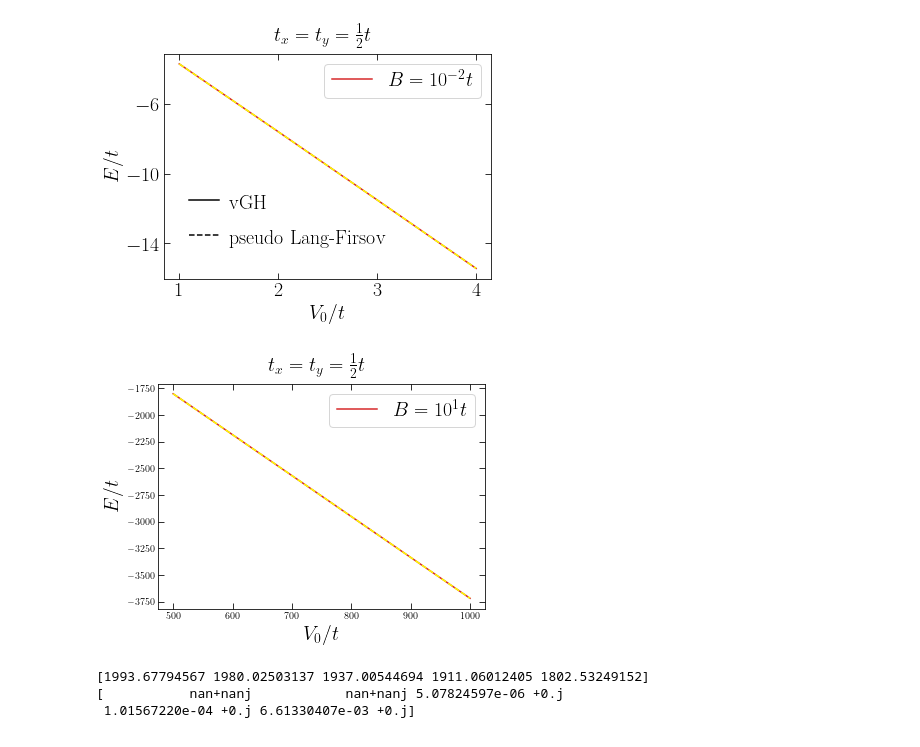
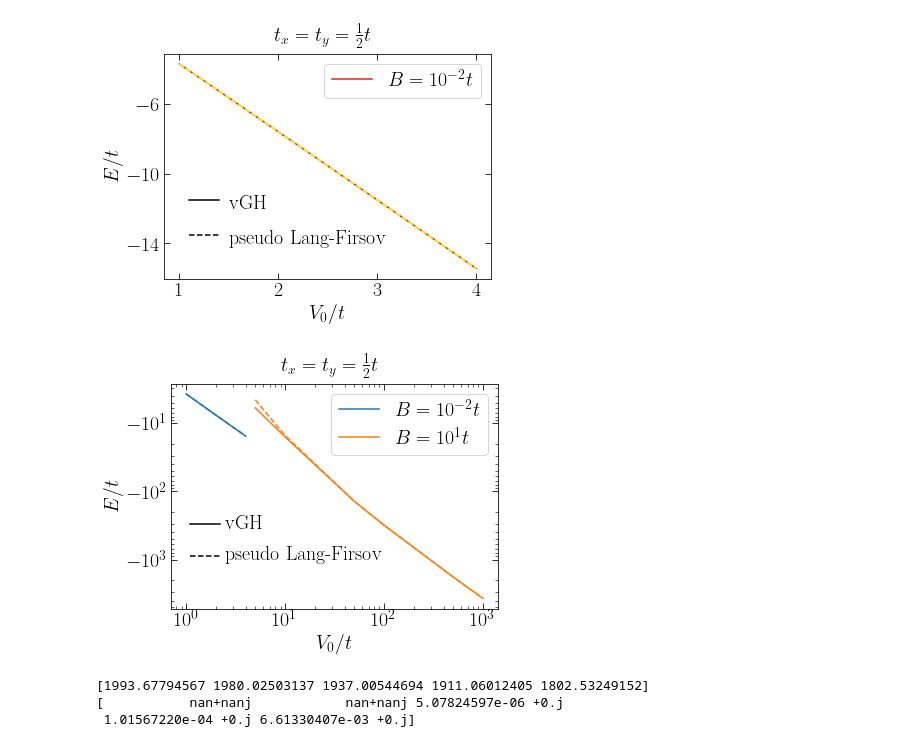
Before and after one commit to Progklui/rotor_lattice_models, a Jupyter notebook: perturbation_theory.ipynb, the cells around one changed output. Cells and saved outputs as stored; diff of their text form; code cells hidden in the pictures.

```diff
--- a/perturbation_theory.ipynb
+++ b/perturbation_theory.ipynb
@@ -1326,7 +1326,7 @@ t = 200
 
 V_0_mathieu1 = np.array([200,400,600,800])
 E_mathieu_B_2 = mathieu_energies(V_0=V_0_mathieu1, B=2, t=t)
-V_0_mathieu2 = np.array([1e5,2e5])
+V_0_mathieu2 = np.array([1000,2000,10000,20000,100000,200000])  #np.array([1e5,2e5])
 E_mathieu_B_200 = mathieu_energies(V_0=V_0_mathieu2, B=2000, t=t)
 # %% [output]
 [100. 200. 300. 400.]
@@ -1347,7 +1352,7 @@ check_sym = '_B_2.0_Mx_8_My_8_qx_0_qy_0'
 folder = 'results/perturbation_theory/tx_100_ty_100/sp/'
 E_vGH_mathieu_B_2 = get_E_arr(V_0_mathieu_vGH1, folder, check_sys, check_sym)
 
-V_0_mathieu_vGH2 = np.array([1e5,2e5])
+V_0_mathieu_vGH2 = np.array([1000,2000,10000,20000,100000,200000])
 
 check_sys = 'tx_100_ty_100'
 check_sym = '_B_2000.0_Mx_16_My_16_qx_0_qy_0'
@@ -1423,45 +1433,48 @@ plt.rc('figure', figsize=[46.82 * .5**(.5 * A), 33.11 * .5**(.5 * A)])
 plt.rc('text', usetex=True)
 plt.rc('font', family='serif')
 font_size = 20
 
 fig, axs = plt.subplots()
 
 plt.suptitle(r'$t_x=t_y=\frac{1}{2}t$', fontsize=font_size)
 
-axs.plot(V_0_mathieu_vGH2/t, E_to_plot_mathieu(E_vGH_mathieu_B_200,t), color='tab:red', linestyle='solid', label=r'$B = 10^{1} t$')
-axs.plot(V_0_mathieu2/t, E_to_plot_mathieu(E_mathieu_B_200,t), color='yellow', linestyle='dashed')
+axs.plot(V_0_mathieu_vGH1/t, -E_to_plot_mathieu(E_vGH_mathieu_B_2,t), color='tab:blue', linestyle='solid', label=r'$B = 10^{-2} t$')
+axs.plot(V_0_mathieu1/t, -E_to_plot_mathieu(E_mathieu_B_2,t), color='tab:blue', linestyle='dashed')
+
+axs.plot(V_0_mathieu_vGH2/t, -E_to_plot_mathieu(E_vGH_mathieu_B_200,t), color='tab:orange', linestyle='solid', label=r'$B = 10^{1} t$')
+axs.plot(V_0_mathieu2/t, -E_to_plot_mathieu(E_mathieu_B_200,t), color='tab:orange', linestyle='dashed')
 
 plt.xlabel(r'$V_0/t$', fontsize=font_size)
 plt.ylabel(r'$E/t$', fontsize=font_size)
 
 #plt.xticks([1.0,2.0,3.0,4.0], fontsize=font_size)
 #plt.yticks([-2,-6,-10,-14], fontsize=font_size)
 
-#axs.set_xscale('log', base=10)
-#axs.set_yscale('log', base=10)
+axs.set_xscale('log', base=10)
+axs.set_yscale('log', base=10)
 
-#axs.invert_yaxis()
-#axs.set_xticks([1e0,1e1,1e2],[r'$10^{0}$',r'$10^{1}$',r'$10^{2}$'], fontsize=font_size)
-#axs.set_yticks([1e0,1e1,1e2],[r'$-10^{0}$',r'$-10^{-1}$',r'$-10^{-2}$'], fontsize=font_size)
+axs.invert_yaxis()
+axs.set_xticks([1e0,1e1,1e2,1e3],[r'$10^{0}$',r'$10^{1}$',r'$10^{2}$',r'$10^{3}$'], fontsize=font_size)
+axs.set_yticks([1e1,1e2,1e3],[r'$-10^{1}$',r'$-10^{2}$',r'$-10^{3}$'], fontsize=font_size)
 
-#axs.plot(np.linspace(1.1,1.4,100), -11.5*np.ones(100), linestyle='solid', color='black')
-#axs.plot(np.linspace(1.1,1.4,100), -13.5*np.ones(100), linestyle='dashed', color='black')
+axs.plot(np.linspace(1.1,2.2,100), 0.3e3*np.ones(100), linestyle='solid', color='black')
+axs.plot(np.linspace(1.1,2.2,100), 0.9e3*np.ones(100), linestyle='dashed', color='black')
 
-#axs.annotate('vGH', xy=(1.5,-12), fontsize=font_size)
-#axs.annotate('pseudo Lang-Firsov', xy=(1.5,-14), fontsize=font_size)
+axs.annotate('vGH', xy=(2.5,0.35e3), fontsize=font_size)
+axs.annotate('pseudo Lang-Firsov', xy=(2.5,1e3), fontsize=font_size)
 
 axs.legend(fontsize=font_size, loc=1)
 
 plt.tick_params(axis='x', direction='in', length=6, top=True)
 plt.tick_params(axis='y', direction='in', length=6, right=True)
 plt.tick_params(axis='x', which='minor', direction='in', length=3, top=True)
 plt.tick_params(axis='y', which='minor', direction='in', length=3, right=True)
 
 plt.tick_params(which='minor', axis='y', direction='in', right=True)
 
 plt.savefig('results/perturbation_theory/strong_coupling_B_comp_tx_100_ty_100.svg', bbox_inches='tight')
 # %% [output]
-[figure, old version]
+[figure, new version]
 # %%
 tx = 100
 ty = 100
```
Also changed, not shown: parts of 2 cells of this notebook, 1 other file.
